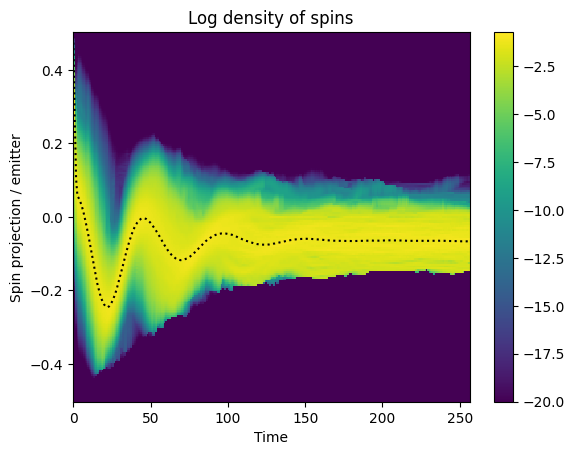
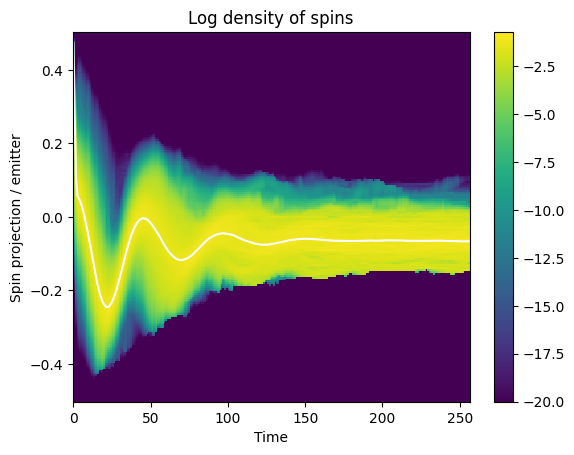
Code edit (unified diff) that turned the first committed figure into the second:
--- before
+++ after
@@ -2,5 +2,5 @@
 
 plt.pcolormesh(times, M / N, np.log10(data.spin_density + 1e-20))
-plt.plot(times, spin_up / N - 0.5, c = 'k', ls = ':')
+plt.plot(times, spin_up / N - 0.5, c = 'white')
 plt.colorbar()
 

Commit: Add option for Runge Kutta order